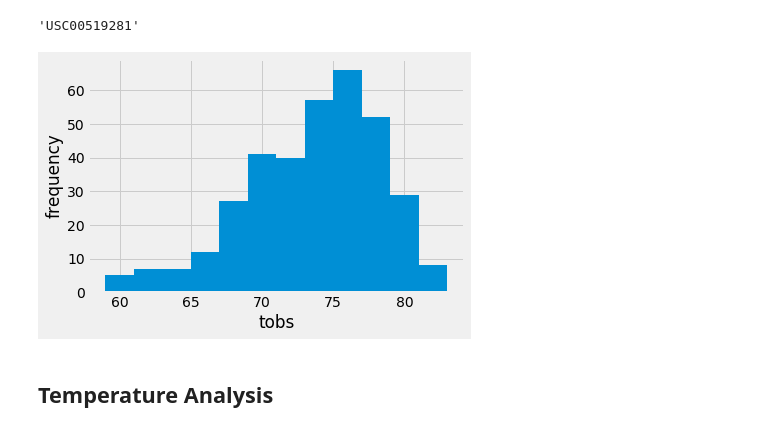
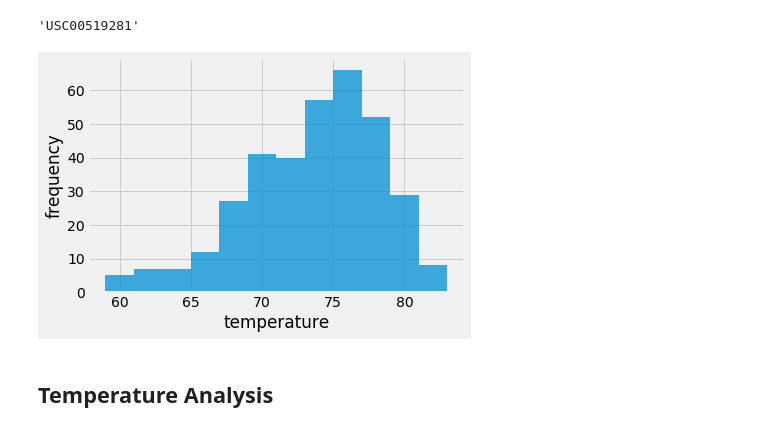
Before and after one commit to markgroner/honolulu_climate_analysis, a Jupyter notebook: climate_analysis.ipynb, the cells around one changed output. Cells and saved outputs as stored; diff of their text form; code cells hidden in the pictures.

```diff
--- a/climate_analysis.ipynb
+++ b/climate_analysis.ipynb
@@ -79,16 +77,16 @@ most_active_station
 # %%
 ## a query to retrieve the last 12 months of temperature observation data (tobs)
 ## most_recent_record is '2017-08-23'
 last_year_temp_most_active = session.query(Measurement.tobs)\
     .filter(Measurement.date > '2016-08-23').filter(Measurement.station == most_active_station).all()
 last_year_temp_most_active_df = pd.DataFrame(last_year_temp_most_active)
-last_year_temp_most_active_df.hist(bins=12)
-plt.xlabel('tobs')
+last_year_temp_most_active_df.hist(bins=12, alpha=.75)
+plt.xlabel('temperature')
 plt.ylabel('frequency')
 plt.title('')
 plt.show()
 # %% [output]
-[figure, old version]
+[figure, new version]
 # %% [markdown]
 ## Temperature Analysis
 # %%
```
Also changed, not shown: parts of 6 cells of this notebook, 2 other files.
